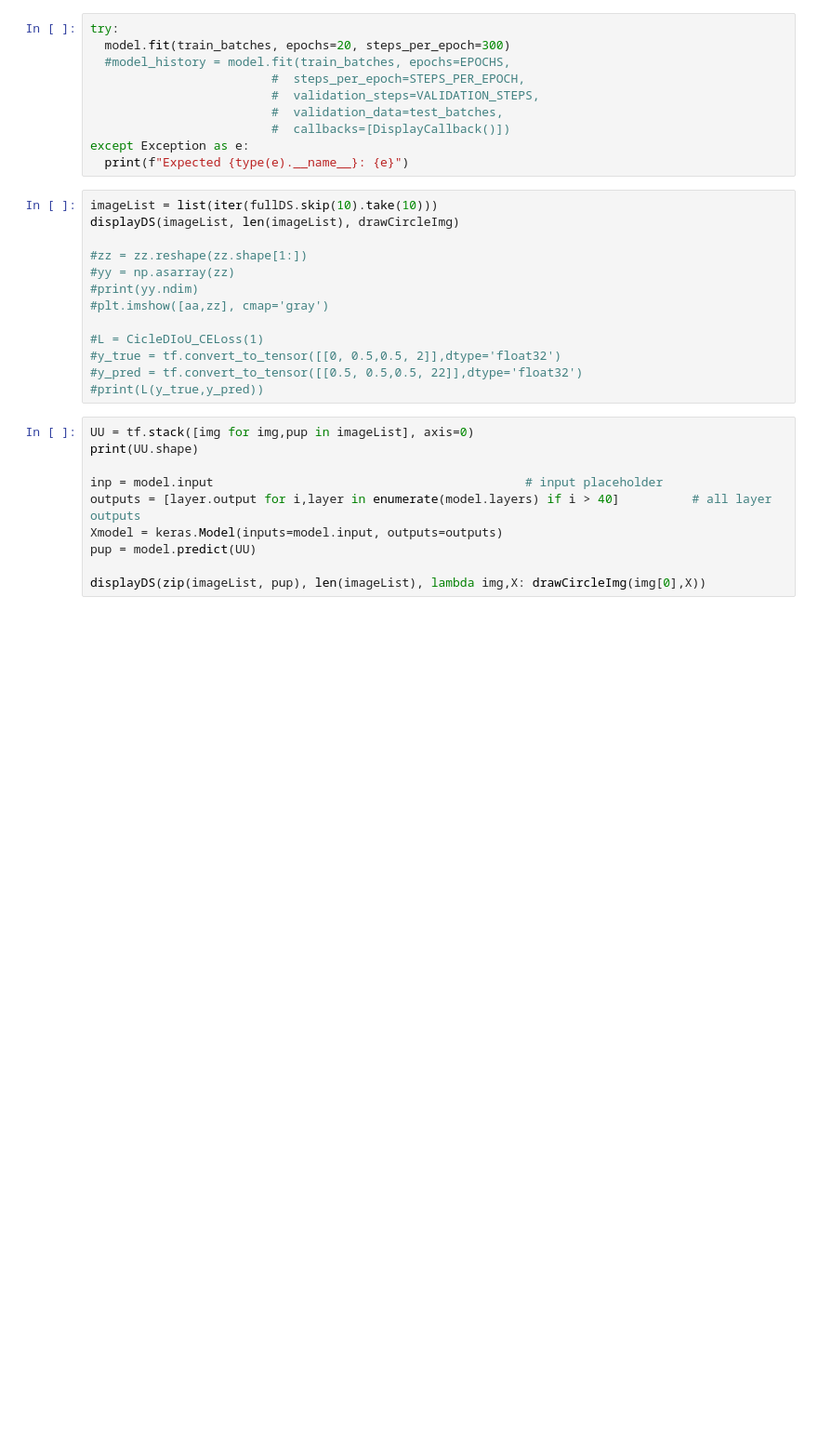
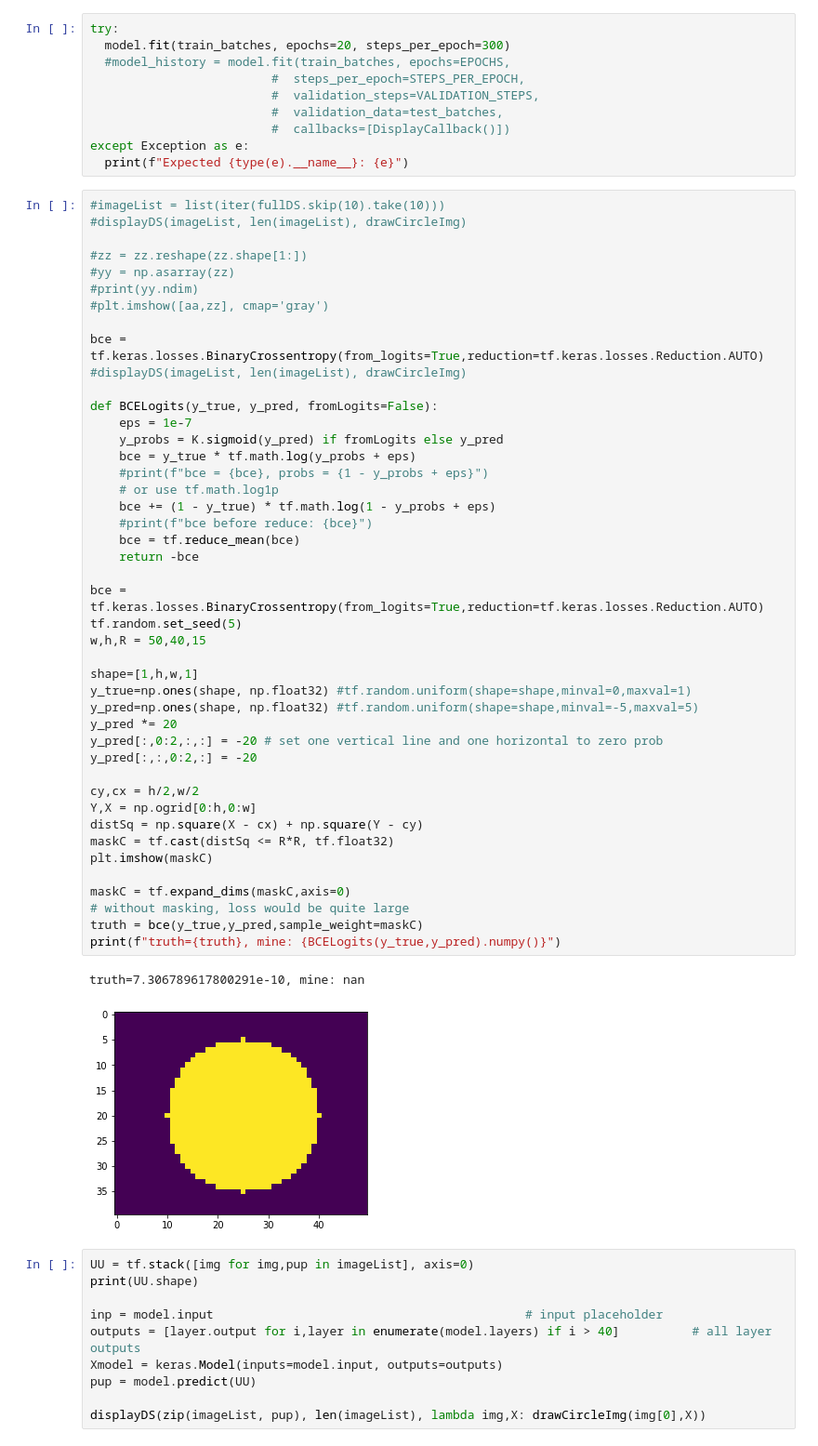
Before and after one commit to workasm/Python-ML, a Jupyter notebook: tf_pupil_segmentation.ipynb, the cells around one changed output. Shown: that part at 93% size. Saved outputs shown, nothing was run; the diff lists cells and outputs as text; blank space fills up the shorter version.

```diff
--- a/tf_pupil_segmentation.ipynb
+++ b/tf_pupil_segmentation.ipynb
@@ -199,19 +197,53 @@ try:
                          #  callbacks=[DisplayCallback()])
 except Exception as e:
   print(f"Expected {type(e).__name__}: {e}")
-# %%
-imageList = list(iter(fullDS.skip(10).take(10)))
-displayDS(imageList, len(imageList), drawCircleImg)
-
-#zz = zz.reshape(zz.shape[1:])
-#yy = np.asarray(zz)
-#print(yy.ndim)
-#plt.imshow([aa,zz], cmap='gray')
-
-#L = CicleDIoU_CELoss(1)
-#y_true = tf.convert_to_tensor([[0, 0.5,0.5, 2]],dtype='float32')
-#y_pred = tf.convert_to_tensor([[0.5, 0.5,0.5, 22]],dtype='float32')
-#print(L(y_true,y_pred))
+# %%
+#imageList = list(iter(fullDS.skip(10).take(10)))
+#displayDS(imageList, len(imageList), drawCircleImg)
+
+#zz = zz.reshape(zz.shape[1:])
+#yy = np.asarray(zz)
+#print(yy.ndim)
+#plt.imshow([aa,zz], cmap='gray')
+
+bce = tf.keras.losses.BinaryCrossentropy(from_logits=True,reduction=tf.keras.losses.Reduction.AUTO)
+#displayDS(imageList, len(imageList), drawCircleImg)
+
+def BCELogits(y_true, y_pred, fromLogits=False):
+    eps = 1e-7
+    y_probs = K.sigmoid(y_pred) if fromLogits else y_pred
+    bce = y_true * tf.math.log(y_probs + eps)
+    #print(f"bce = {bce}, probs = {1 - y_probs + eps}")
+    # or use tf.math.log1p
+    bce += (1 - y_true) * tf.math.log(1 - y_probs + eps)
+    #print(f"bce before reduce: {bce}")
+    bce = tf.reduce_mean(bce)
+    return -bce
+
+bce = tf.keras.losses.BinaryCrossentropy(from_logits=True,reduction=tf.keras.losses.Reduction.AUTO)
+tf.random.set_seed(5)
+w,h,R = 50,40,15
+
+shape=[1,h,w,1]
+y_true=np.ones(shape, np.float32) #tf.random.uniform(shape=shape,minval=0,maxval=1)
+y_pred=np.ones(shape, np.float32) #tf.random.uniform(shape=shape,minval=-5,maxval=5)
+y_pred *= 20
+y_pred[:,0:2,:,:] = -20 # set one vertical line and one horizontal to zero prob
+y_pred[:,:,0:2,:] = -20
+
+cy,cx = h/2,w/2
+Y,X = np.ogrid[0:h,0:w]
+distSq = np.square(X - cx) + np.square(Y - cy)
+maskC = tf.cast(distSq <= R*R, tf.float32)
+plt.imshow(maskC)
+
+maskC = tf.expand_dims(maskC,axis=0)
+# without masking, loss would be quite large
+truth = bce(y_true,y_pred,sample_weight=maskC)
+print(f"truth={truth}, mine: {BCELogits(y_true,y_pred).numpy()}")
+# %% [output]
+truth=7.306789617800291e-10, mine: nan
+[figure, added]
 # %%
 UU = tf.stack([img for img,pup in imageList], axis=0)
 print(UU.shape)
```
Also changed, not shown: parts of 2 cells of this notebook.
